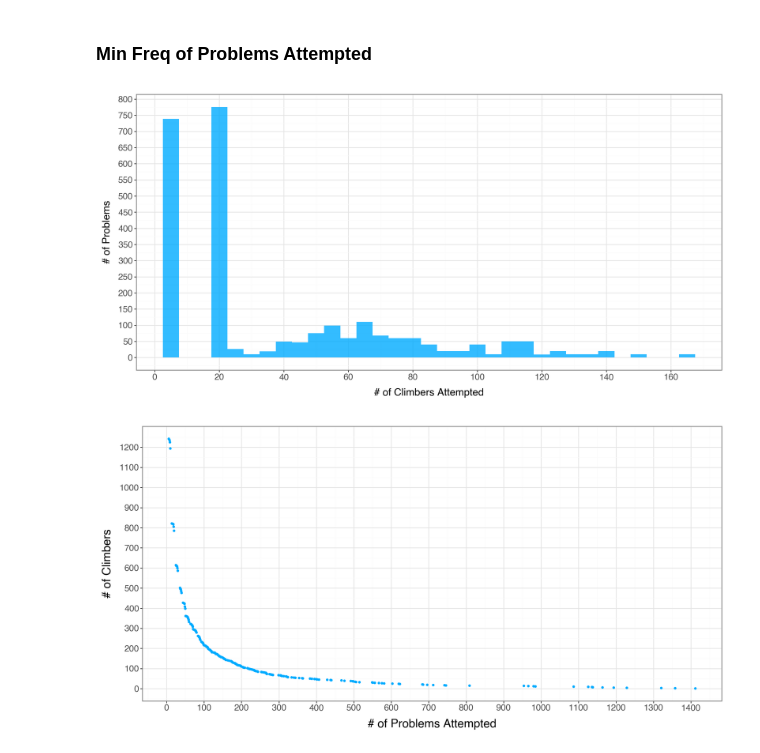
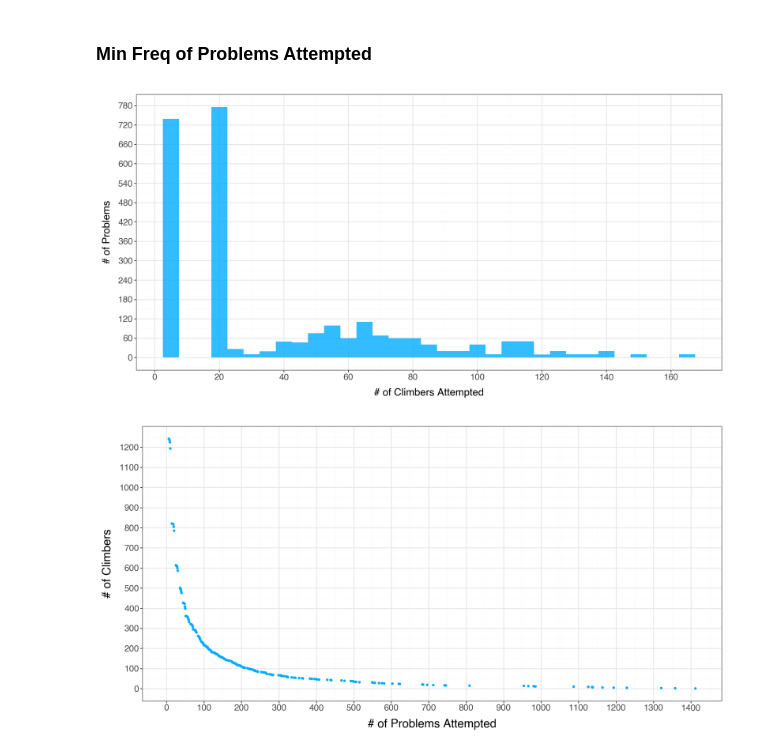
Before and after one commit to baronet2/boulder2vec, a Jupyter notebook: eda.ipynb, the cells around one changed output. Saved outputs shown, nothing was run; the diff lists cells and outputs as text; code cells hidden in the pictures.

Commit message:
eda figures

```diff
--- a/eda.ipynb
+++ b/eda.ipynb
@@ -49,29 +49,29 @@ p
 # %%
 problem_id_counts = df['Problem_ID'].value_counts().reset_index()
 problem_id_counts.columns = ['Problem_ID', 'Frequency']
 
 plotnine.options.figure_size = (12,6)
 p = (
     ggplot(problem_id_counts, aes(x='Frequency'))
     + geom_histogram(binwidth=5, fill='#00abff', alpha = 0.8)
     + labs(
         x='# of Climbers Attempted',
         y='# of Problems'
     )
     + theme_bw()
     + theme(
         axis_title=element_text(size=14),
         axis_text=element_text(size=12),
     )
     + scale_x_continuous(breaks=range(0, 167, 20))
-    + scale_y_continuous(breaks=range(0, 900, 50))
+    + scale_y_continuous(breaks=range(0, 900, 60))
 )
 
 p.save('problem_id_frequency_histogram_plotnine.png', dpi=300)
 
 p
 # %% [output]
-[figure, old version]
+[figure, new version]
 # %%
 unique_attempts = sorted(attempt_counts.unique())
 cumulative_distribution = [sum(attempt_counts >= level) for level in unique_attempts]
```
Also changed, not shown: parts of 2 cells of this notebook.
